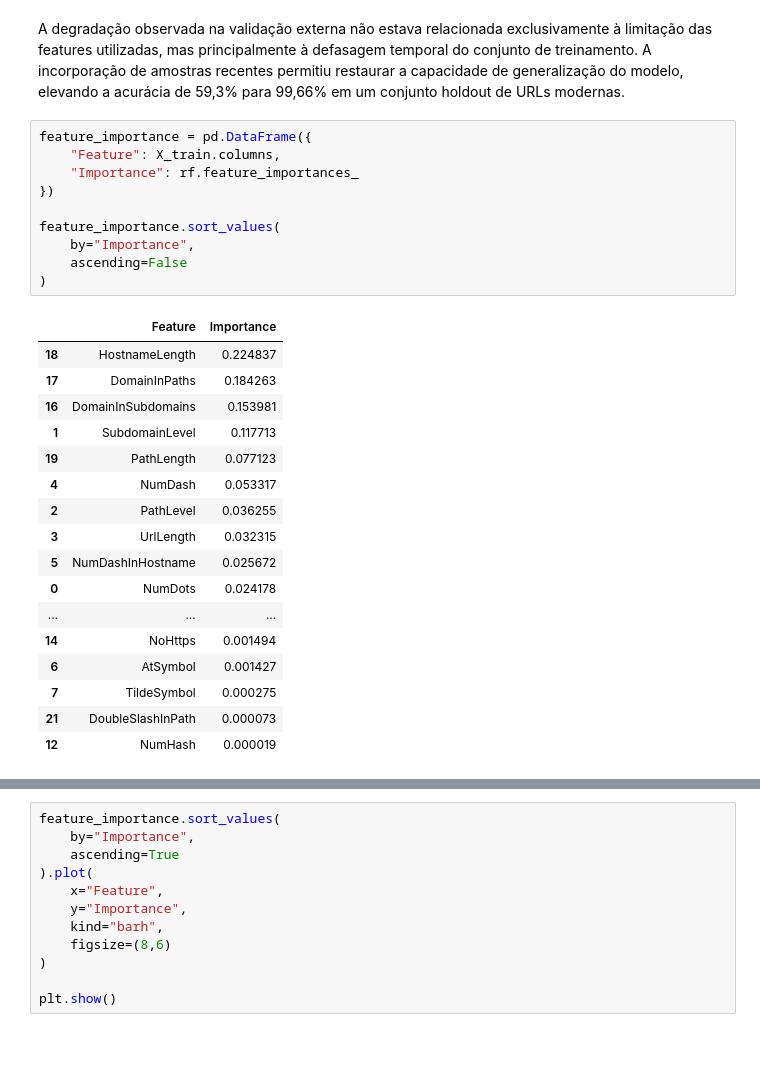
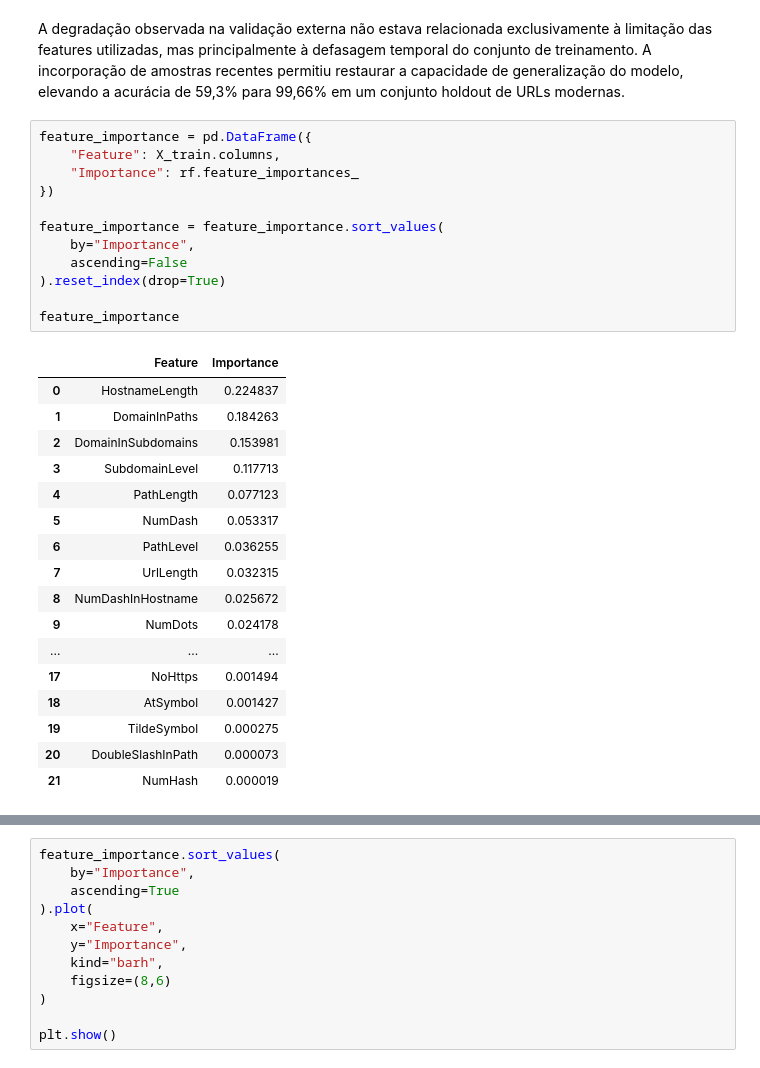
Before and after one commit to barlettab/phishing-machine-learning-cyber, a Jupyter notebook: ml/notebooks_v2/scenario_3a1.ipynb, the cells around one changed output, grey strips where cells are left out. Saved outputs shown, nothing was run; the diff lists cells and outputs as text.

```diff
--- a/ml/notebooks_v2/scenario_3a1.ipynb
+++ b/ml/notebooks_v2/scenario_3a1.ipynb
@@ -253,28 +255,30 @@ A degradação observada na validação externa não estava relacionada exclusiv
 # %%
 feature_importance = pd.DataFrame({
     "Feature": X_train.columns,
     "Importance": rf.feature_importances_
 })
 
-feature_importance.sort_values(
+feature_importance = feature_importance.sort_values(
     by="Importance",
     ascending=False
-)
+).reset_index(drop=True)
+
+feature_importance
 # %% [output]
 |  | Feature | Importance |
-| 18 | HostnameLength | 0.224837 |
-| 17 | DomainInPaths | 0.184263 |
-| 16 | DomainInSubdomains | 0.153981 |
-| 1 | SubdomainLevel | 0.117713 |
-| 19 | PathLength | 0.077123 |
-| 4 | NumDash | 0.053317 |
-| 2 | PathLevel | 0.036255 |
-| 3 | UrlLength | 0.032315 |
-| 5 | NumDashInHostname | 0.025672 |
-| 0 | NumDots | 0.024178 |
+| 0 | HostnameLength | 0.224837 |
+| 1 | DomainInPaths | 0.184263 |
+| 2 | DomainInSubdomains | 0.153981 |
+| 3 | SubdomainLevel | 0.117713 |
+| 4 | PathLength | 0.077123 |
+| 5 | NumDash | 0.053317 |
+| 6 | PathLevel | 0.036255 |
+| 7 | UrlLength | 0.032315 |
+| 8 | NumDashInHostname | 0.025672 |
+| 9 | NumDots | 0.024178 |
 | ... | ... | ... |
-| 14 | NoHttps | 0.001494 |
-| 6 | AtSymbol | 0.001427 |
-| 7 | TildeSymbol | 0.000275 |
-| 21 | DoubleSlashInPath | 0.000073 |
-| 12 | NumHash | 0.000019 |
+| 17 | NoHttps | 0.001494 |
+| 18 | AtSymbol | 0.001427 |
+| 19 | TildeSymbol | 0.000275 |
+| 20 | DoubleSlashInPath | 0.000073 |
+| 21 | NumHash | 0.000019 |
```
Also changed, not shown: parts of 6 cells of this notebook, 1 other file.
